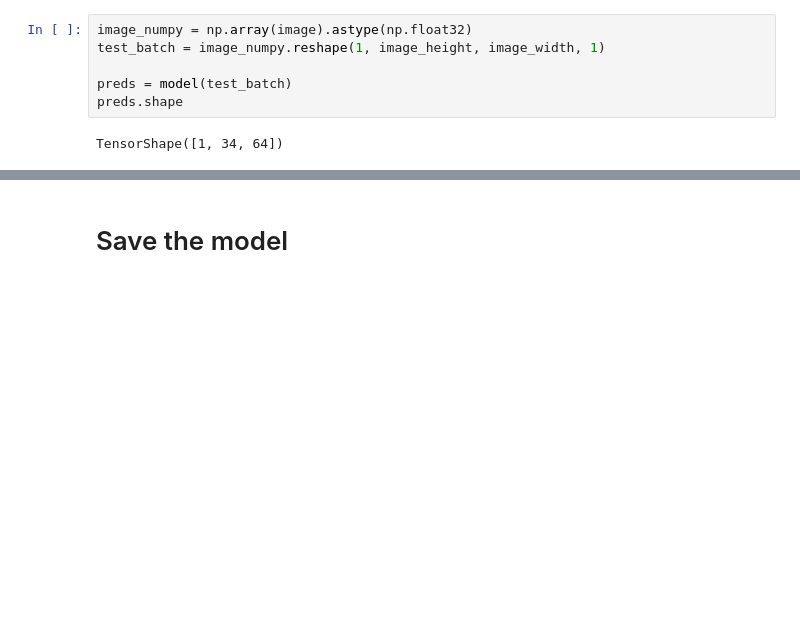
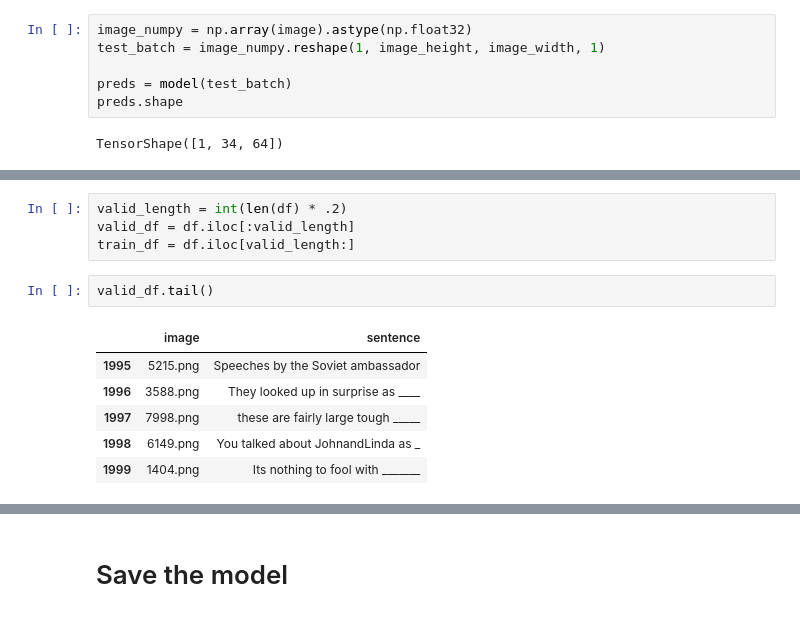
Before and after one commit to MostafaGazar/line-reader, a Jupyter notebook: notebooks/05-lines-all-conv-predictor.ipynb, the cells around one changed output, grey strips where cells are left out. Drawn from its saved outputs; the diff is of its cells as text; blank space fills up the shorter version.

Commit message:
Sort out initial emnist lines training

```diff
--- a/notebooks/05-lines-all-conv-predictor.ipynb
+++ b/notebooks/05-lines-all-conv-predictor.ipynb
@@ -196,0 +215,13 @@ Whe e _  e  _e e_ste ee __________
+# %%
+valid_length = int(len(df) * .2)
+valid_df = df.iloc[:valid_length]
+train_df = df.iloc[valid_length:]
+# %%
+valid_df.tail()
+# %% [output]
+|  | image | sentence |
+| 1995 | 5215.png | Speeches by the Soviet ambassador |
+| 1996 | 3588.png | They looked up in surprise as ____ |
+| 1997 | 7998.png | these are fairly large tough _____ |
+| 1998 | 6149.png | You talked about JohnandLinda as _ |
+| 1999 | 1404.png | Its nothing to fool with _______ |
```
Also changed, not shown: parts of 23 cells of this notebook, 12 other files.
